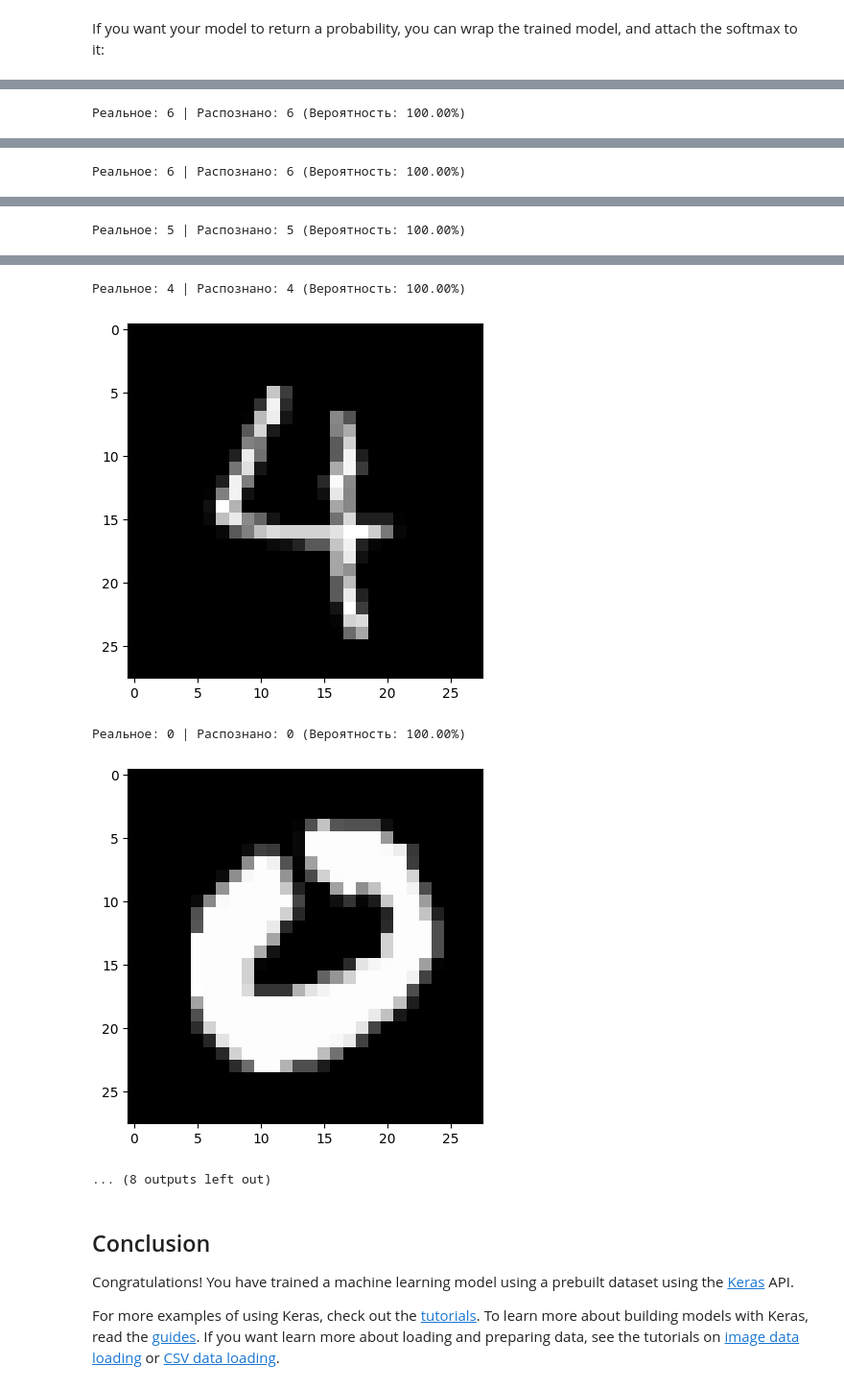
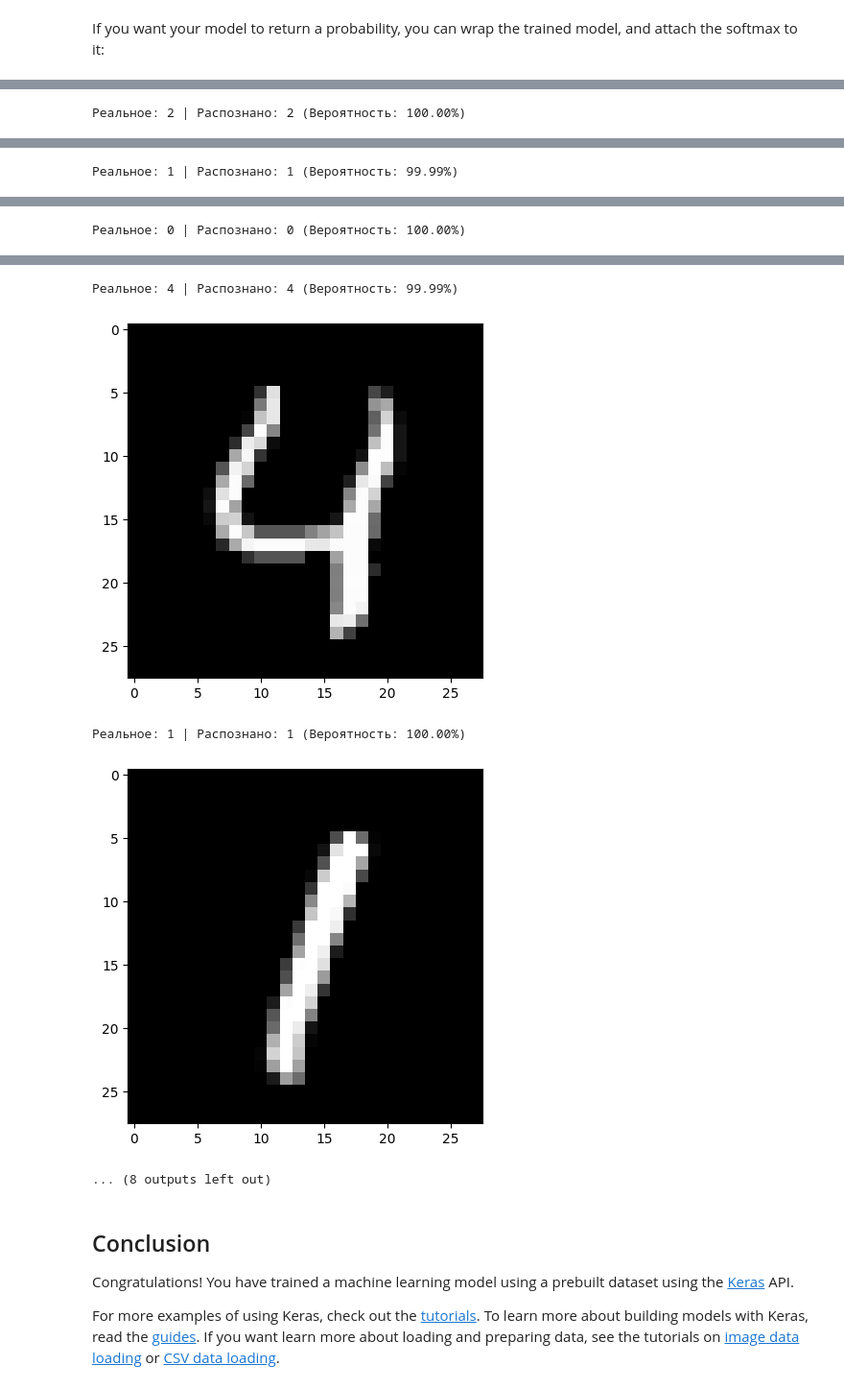
Before and after one commit to abchihba3023/test_git, a Jupyter notebook: beginner.ipynb, the cells around one changed output, grey strips where cells are left out. Shown at 96% size. Saved outputs shown, nothing was run; the diff lists cells and outputs as text; code cells hidden in the pictures.

```diff
--- a/beginner.ipynb
+++ b/beginner.ipynb
@@ -204,7 +204,7 @@ model.compile(optimizer='adam',
               loss=loss_fn,
               metrics=['accuracy'])
 
-model.fit(x_train, y_train, epochs=10)
+model.fit(x_train, y_train, epochs=5)
 
 model.evaluate(x_test, y_test, verbose=2)
 
@@ -213,15 +213,14 @@ probability_model = tf.keras.Sequential([
   layers.Softmax()
 ])
 
-start_index = 20
-predictions = probability_model(x_test[start_index : start_index + 10]).numpy()
+predictions = probability_model(x_test[:10]).numpy()
+
 preds = np.argmax(predictions, axis=1)
 max_probs = np.max(predictions, axis=1)
 
 for i in range(10):
-    idx = start_index + i
     confidence = max_probs[i] * 100
-    print(f"Реальное: {y_test[idx]} | Распознано: {preds[i]} (Вероятность: {confidence:.2f}%)")
-    plt.imshow(x_test[idx, :, :, 0], cmap='gray')
+    print(f"Реальное: {y_test[i]} | Распознано: {preds[i]} (Вероятность: {confidence:.2f}%)")
+    plt.imshow(x_test[i, :, :, 0], cmap='gray')
     plt.show()
 # %% [output]
@@ -246 +240 @@ Epoch 10/10
-Реальное: 6 | Распознано: 6 (Вероятность: 100.00%)
+Реальное: 2 | Распознано: 2 (Вероятность: 100.00%)
@@ -248 +242 @@ Epoch 10/10
-Реальное: 6 | Распознано: 6 (Вероятность: 100.00%)
+Реальное: 1 | Распознано: 1 (Вероятность: 99.99%)
@@ -250 +244 @@ Epoch 10/10
-Реальное: 5 | Распознано: 5 (Вероятность: 100.00%)
+Реальное: 0 | Распознано: 0 (Вероятность: 100.00%)
@@ -252,7 +246,7 @@ Epoch 10/10
-Реальное: 4 | Распознано: 4 (Вероятность: 100.00%)
+Реальное: 4 | Распознано: 4 (Вероятность: 99.99%)
-[figure, old version]
+[figure, new version]
-Реальное: 0 | Распознано: 0 (Вероятность: 100.00%)
+Реальное: 1 | Распознано: 1 (Вероятность: 100.00%)
-[figure, old version]
+[figure, new version]
 ... (8 outputs left out)
 # %% [markdown]
 ## Conclusion
```
Also changed, not shown: parts of 1 cell of this notebook.
